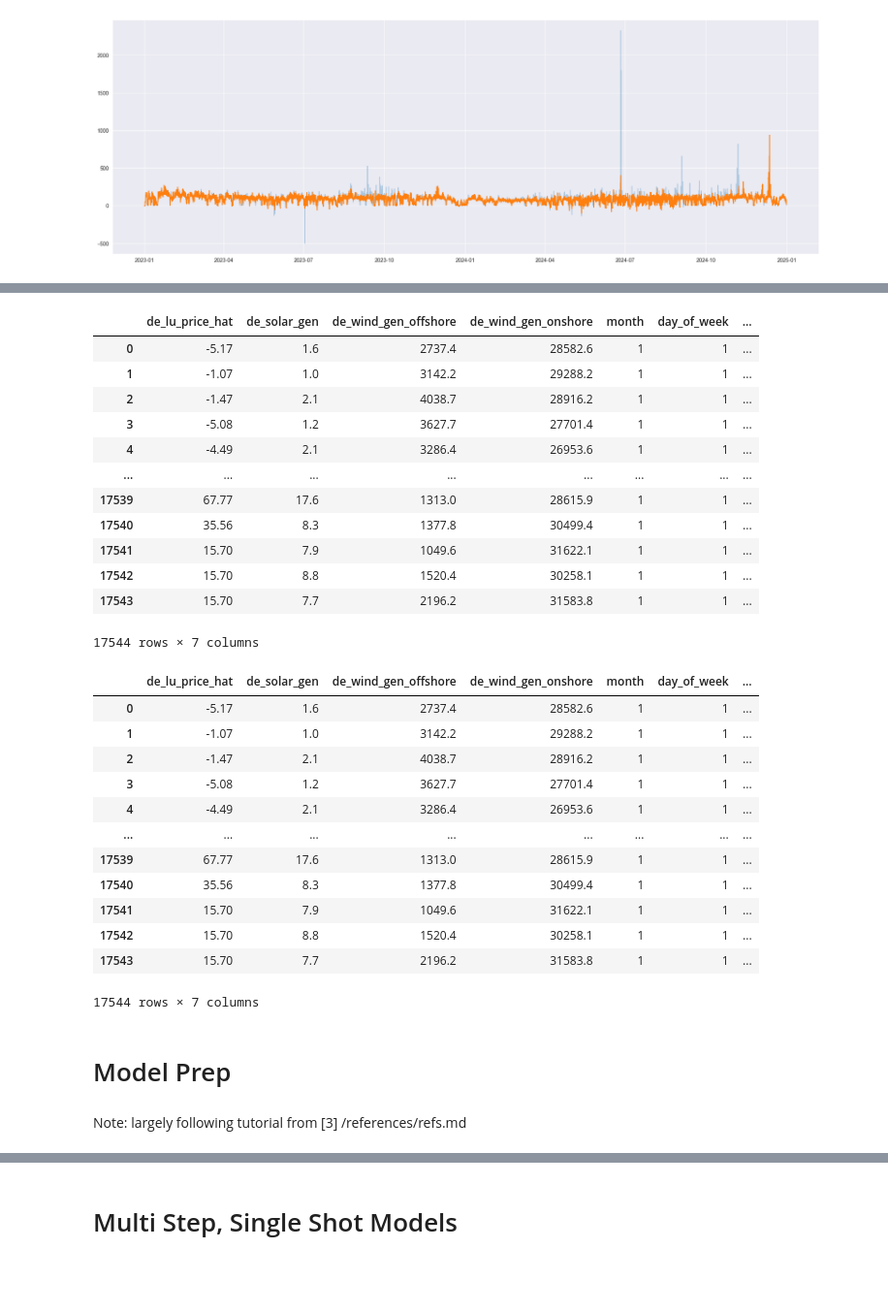
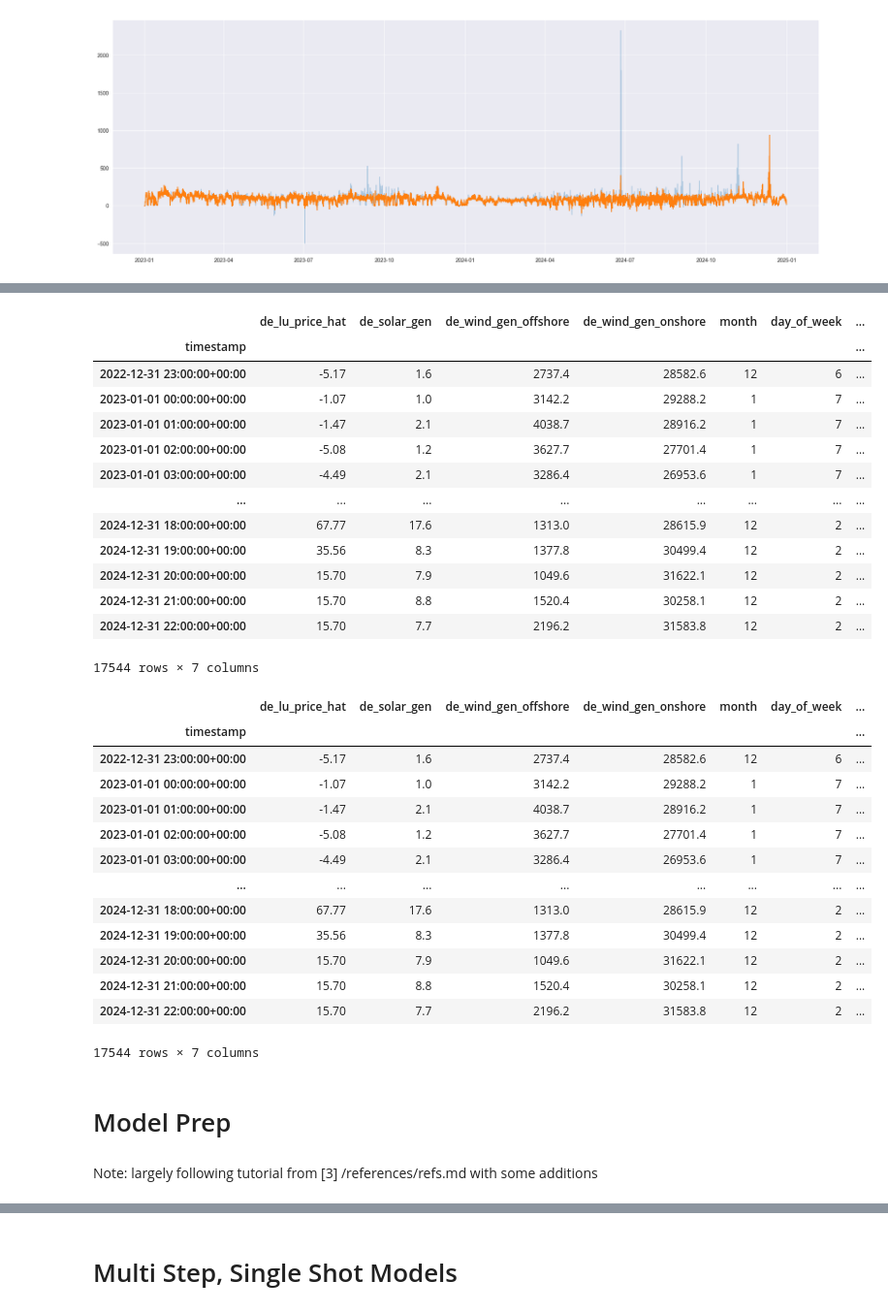
Before and after one commit to valentin-17/epf, a Jupyter notebook: notebooks/exploratory_analysis.ipynb, the cells around one changed output, grey strips where cells are left out. Shown at 97% size. Drawn from its saved outputs; the diff is of its cells as text; code cells hidden in the pictures; blank space fills up the shorter version.

```diff
--- a/notebooks/exploratory_analysis.ipynb
+++ b/notebooks/exploratory_analysis.ipynb
@@ -179,4 +179,4 @@ plt.show()
 # %% [markdown]
 # Feature Engineering
 # %%
-combined_df = pd.read_csv('../data/interim/combined_data.csv')
+combined_df = pd.read_csv('../data/interim/combined_data.csv', index_col=0, parse_dates=True)
@@ -184,26 +201,26 @@ combined_df = pd.read_csv('../data/interim/combined_data.csv')
 # create calendar features
 combined_df['month'] = pd.DatetimeIndex(combined_df.index).month
 # 1 = Monday, 7 = Sunday, add 1 because default is 0 = Monday
-combined_df['day_of_week'] = pd.DatetimeIndex(combined_df.index).day
+combined_df['day_of_week'] = pd.DatetimeIndex(combined_df.index).dayofweek + 1
 # uses holiday library see references/refs.md [4]
 de_holidays = holidays.country_holidays('DE', years=[2023,2024])
 # set holiday to 1 if it is a holiday else 0
 combined_df['holiday'] = combined_df.index.to_series().apply(lambda x: 1 if x in de_holidays else 0)
 # %%
 # remove outliers from features using Hampel Filter
-def detect_and_remove_outliers(feature, window_length, n_sigma, imputer_method: str = None) -> pd.DataFrame:
-    '''
+def detect_and_remove_outliers(feature, window_length, n_sigma, impute_method: str = None) -> pd.DataFrame:
+    """
     Detect and remove outliers from features using Hampel Filter. Only imputes where outliers are present.
 
     :param feature: The feature where outliers should be removed.
     :param window_length: Window length for Hampel Filter.
     :param n_sigma: Number of standard deviations for outlier detection.
-    :param imputer_method: Method for imputing missing values.
+    :param impute_method: Method for imputing missing values.
 
     :returns: DataFrame containing all features with outliers removed where applicable.
-    '''
+    """
     hampel = HampelFilter(window_length=window_length, n_sigma=n_sigma)
-    imputer = Imputer(method=imputer_method) if imputer_method is not None else Imputer()
+    imputer = Imputer(method=impute_method) if impute_method is not None else Imputer()
 
     feature_hat = hampel.fit_transform(feature)
     feature_imputed = imputer.fit_transform(feature_hat)
@@ -264,45 +266,45 @@ select = {
     'de_lu_price_1_day_lag': 0,
     'de_lu_price_12_hour_lag': 0,
     'de_lu_price_1_hour_lag': 0,
     'de_load': 0,
     'de_solar_gen': 1,
     'de_wind_gen_offshore': 1,
     'de_wind_gen_onshore': 1,
     'month': 1,
     'day_of_week': 1,
     'holiday': 1,
 }
 
 feature_names = {
     'de_lu_price_hat': 'Prices',
     'de_lu_price_7_day_lag': '7-Day Lag',
     'de_lu_price_1_day_lag': '1-Day Lag',
     'de_lu_price_12_hour_lag': '12-Hour Lag',
     'de_lu_price_1_hour_lag': '1-Hour Lag',
     'de_load': 'Load',
     'de_solar_gen': 'Solar',
     'de_wind_gen_offshore': 'Wind Offshore',
     'de_wind_gen_onshore': 'Wind Onshore',
     'month': 'Month',
     'day_of_week': 'Day of Week',
     'holiday': 'Holiday'
 }
 
 feature_set: pd.DataFrame = combined_df.loc[:, [k for k, v in select.items() if v == 1]]
-feature_set
 # %% [output]
 |  | de_lu_price_hat | de_solar_gen | de_wind_gen_offshore | de_wind_gen_onshore | month | day_of_week | ... |
-| 0 | -5.17 | 1.6 | 2737.4 | 28582.6 | 1 | 1 | ... |
-| 1 | -1.07 | 1.0 | 3142.2 | 29288.2 | 1 | 1 | ... |
-| 2 | -1.47 | 2.1 | 4038.7 | 28916.2 | 1 | 1 | ... |
-| 3 | -5.08 | 1.2 | 3627.7 | 27701.4 | 1 | 1 | ... |
-| 4 | -4.49 | 2.1 | 3286.4 | 26953.6 | 1 | 1 | ... |
+| timestamp |  |  |  |  |  |  | ... |
+| 2022-12-31 23:00:00+00:00 | -5.17 | 1.6 | 2737.4 | 28582.6 | 12 | 6 | ... |
+| 2023-01-01 00:00:00+00:00 | -1.07 | 1.0 | 3142.2 | 29288.2 | 1 | 7 | ... |
+| 2023-01-01 01:00:00+00:00 | -1.47 | 2.1 | 4038.7 | 28916.2 | 1 | 7 | ... |
+| 2023-01-01 02:00:00+00:00 | -5.08 | 1.2 | 3627.7 | 27701.4 | 1 | 7 | ... |
+| 2023-01-01 03:00:00+00:00 | -4.49 | 2.1 | 3286.4 | 26953.6 | 1 | 7 | ... |
 | ... | ... | ... | ... | ... | ... | ... | ... |
-| 17539 | 67.77 | 17.6 | 1313.0 | 28615.9 | 1 | 1 | ... |
-| 17540 | 35.56 | 8.3 | 1377.8 | 30499.4 | 1 | 1 | ... |
-| 17541 | 15.70 | 7.9 | 1049.6 | 31622.1 | 1 | 1 | ... |
-| 17542 | 15.70 | 8.8 | 1520.4 | 30258.1 | 1 | 1 | ... |
-| 17543 | 15.70 | 7.7 | 2196.2 | 31583.8 | 1 | 1 | ... |
+| 2024-12-31 18:00:00+00:00 | 67.77 | 17.6 | 1313.0 | 28615.9 | 12 | 2 | ... |
+| 2024-12-31 19:00:00+00:00 | 35.56 | 8.3 | 1377.8 | 30499.4 | 12 | 2 | ... |
+| 2024-12-31 20:00:00+00:00 | 15.70 | 7.9 | 1049.6 | 31622.1 | 12 | 2 | ... |
+| 2024-12-31 21:00:00+00:00 | 15.70 | 8.8 | 1520.4 | 30258.1 | 12 | 2 | ... |
+| 2024-12-31 22:00:00+00:00 | 15.70 | 7.7 | 2196.2 | 31583.8 | 12 | 2 | ... |
 17544 rows × 7 columns
 # %%
 # save feature set to file
@@ -310,22 +312,23 @@ feature_set.to_csv('../data/processed/feature_set.csv')
 # %%
 # load feature set from file
-feature_set = pd.read_csv('../data/processed/feature_set.csv', index_col=0)
+feature_set = pd.read_csv('../data/processed/feature_set.csv', index_col=0, parse_dates=True)
 feature_set
 # %% [output]
 |  | de_lu_price_hat | de_solar_gen | de_wind_gen_offshore | de_wind_gen_onshore | month | day_of_week | ... |
-| 0 | -5.17 | 1.6 | 2737.4 | 28582.6 | 1 | 1 | ... |
-| 1 | -1.07 | 1.0 | 3142.2 | 29288.2 | 1 | 1 | ... |
-| 2 | -1.47 | 2.1 | 4038.7 | 28916.2 | 1 | 1 | ... |
-| 3 | -5.08 | 1.2 | 3627.7 | 27701.4 | 1 | 1 | ... |
-| 4 | -4.49 | 2.1 | 3286.4 | 26953.6 | 1 | 1 | ... |
+| timestamp |  |  |  |  |  |  | ... |
+| 2022-12-31 23:00:00+00:00 | -5.17 | 1.6 | 2737.4 | 28582.6 | 12 | 6 | ... |
+| 2023-01-01 00:00:00+00:00 | -1.07 | 1.0 | 3142.2 | 29288.2 | 1 | 7 | ... |
+| 2023-01-01 01:00:00+00:00 | -1.47 | 2.1 | 4038.7 | 28916.2 | 1 | 7 | ... |
+| 2023-01-01 02:00:00+00:00 | -5.08 | 1.2 | 3627.7 | 27701.4 | 1 | 7 | ... |
+| 2023-01-01 03:00:00+00:00 | -4.49 | 2.1 | 3286.4 | 26953.6 | 1 | 7 | ... |
 | ... | ... | ... | ... | ... | ... | ... | ... |
-| 17539 | 67.77 | 17.6 | 1313.0 | 28615.9 | 1 | 1 | ... |
-| 17540 | 35.56 | 8.3 | 1377.8 | 30499.4 | 1 | 1 | ... |
-| 17541 | 15.70 | 7.9 | 1049.6 | 31622.1 | 1 | 1 | ... |
-| 17542 | 15.70 | 8.8 | 1520.4 | 30258.1 | 1 | 1 | ... |
-| 17543 | 15.70 | 7.7 | 2196.2 | 31583.8 | 1 | 1 | ... |
+| 2024-12-31 18:00:00+00:00 | 67.77 | 17.6 | 1313.0 | 28615.9 | 12 | 2 | ... |
+| 2024-12-31 19:00:00+00:00 | 35.56 | 8.3 | 1377.8 | 30499.4 | 12 | 2 | ... |
+| 2024-12-31 20:00:00+00:00 | 15.70 | 7.9 | 1049.6 | 31622.1 | 12 | 2 | ... |
+| 2024-12-31 21:00:00+00:00 | 15.70 | 8.8 | 1520.4 | 30258.1 | 12 | 2 | ... |
+| 2024-12-31 22:00:00+00:00 | 15.70 | 7.7 | 2196.2 | 31583.8 | 12 | 2 | ... |
 17544 rows × 7 columns
 # %% [markdown]
 # Model Prep
 # %% [markdown]
-Note: largely following tutorial from [3] /references/refs.md
+Note: largely following tutorial from [3] /references/refs.md with some additions
```
Also changed, not shown: parts of 17 cells of this notebook, 2 other files.
